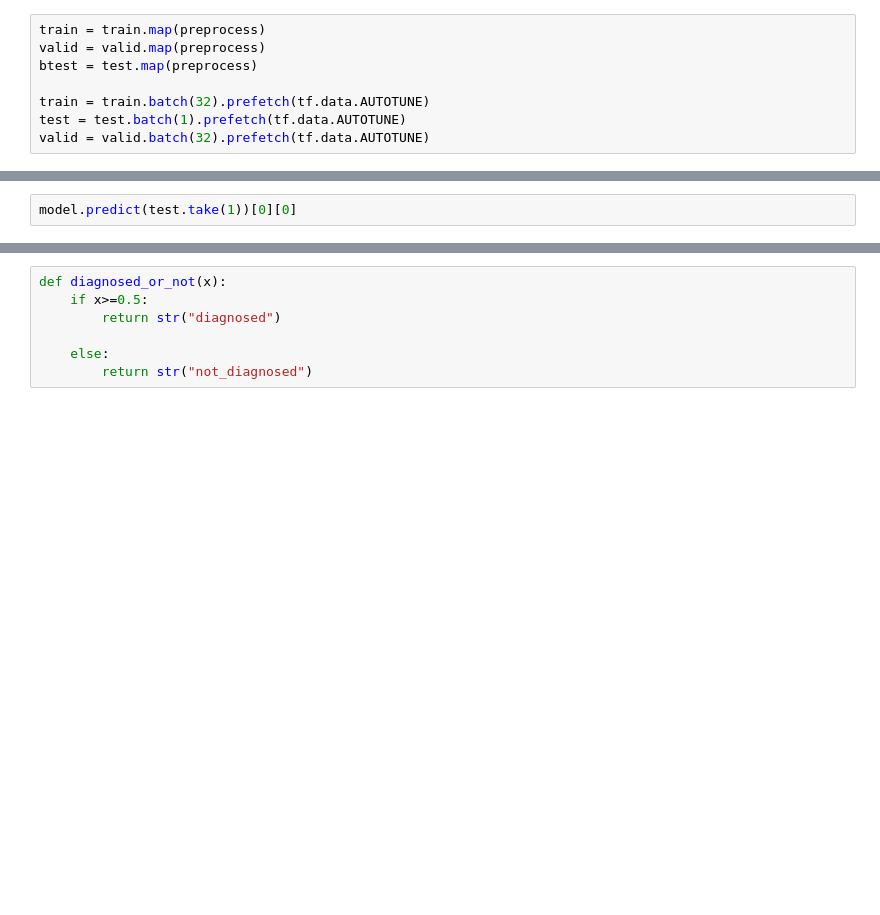
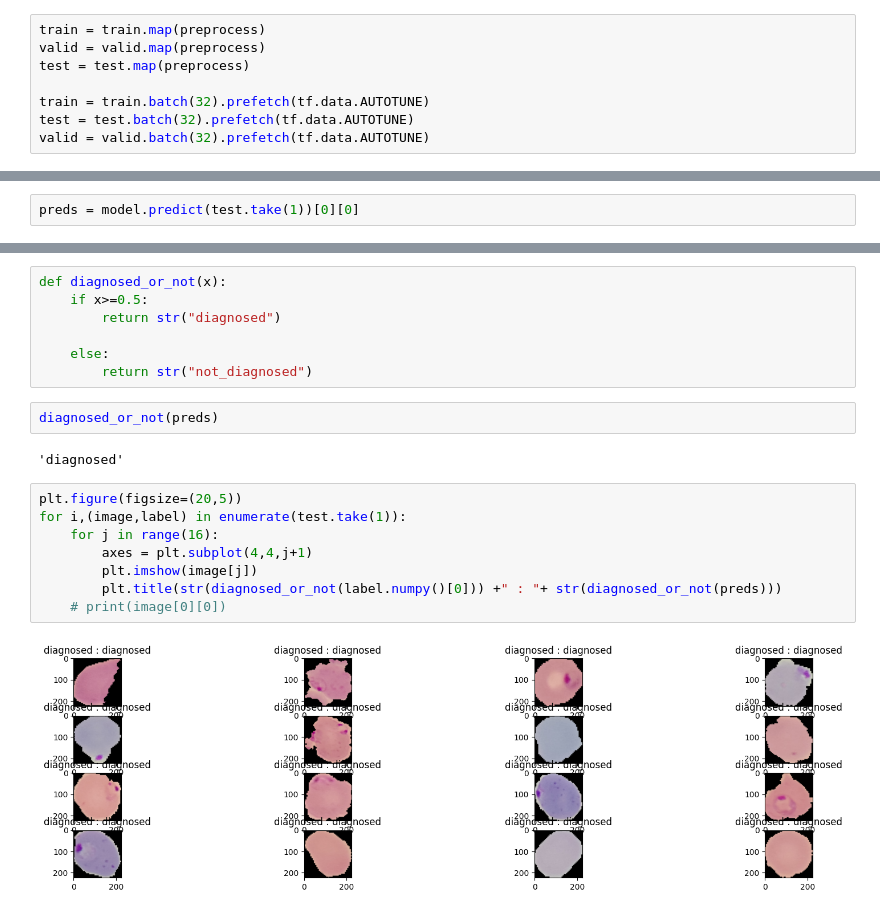
Before and after one commit to atharvadarke/MedMaxVision, a Jupyter notebook: Malaria_detect.ipynb, the cells around one changed output, grey strips where cells are left out. Drawn from its saved outputs; the diff is of its cells as text; blank space fills up the shorter version.

Commit message:
Model parameters updated

```diff
--- a/Malaria_detect.ipynb
+++ b/Malaria_detect.ipynb
@@ -131,8 +131,8 @@ def preprocess(image,label):
 # %%
 train = train.map(preprocess)
 valid = valid.map(preprocess)
-btest = test.map(preprocess)
+test = test.map(preprocess)
 
 train = train.batch(32).prefetch(tf.data.AUTOTUNE)
-test = test.batch(1).prefetch(tf.data.AUTOTUNE)
+test = test.batch(32).prefetch(tf.data.AUTOTUNE)
 valid = valid.batch(32).prefetch(tf.data.AUTOTUNE)
@@ -261,2 +273,2 @@ eval = model.evaluate(valid)
 # %%
-model.predict(test.take(1))[0][0]
+preds = model.predict(test.take(1))[0][0]
@@ -267,3 +281,17 @@ def diagnosed_or_not(x):
 
     else:
         return str("not_diagnosed")
+# %%
+diagnosed_or_not(preds)
+# %% [output]
+'diagnosed'
+# %%
+plt.figure(figsize=(20,5))
+for i,(image,label) in enumerate(test.take(1)):
+    for j in range(16):
+        axes = plt.subplot(4,4,j+1)
+        plt.imshow(image[j])
+        plt.title(str(diagnosed_or_not(label.numpy()[0])) +" : "+ str(diagnosed_or_not(preds)))
+    # print(image[0][0])
+# %% [output]
+[figure, added]
```
Also changed, not shown: parts of 7 cells of this notebook, 2 other files.
